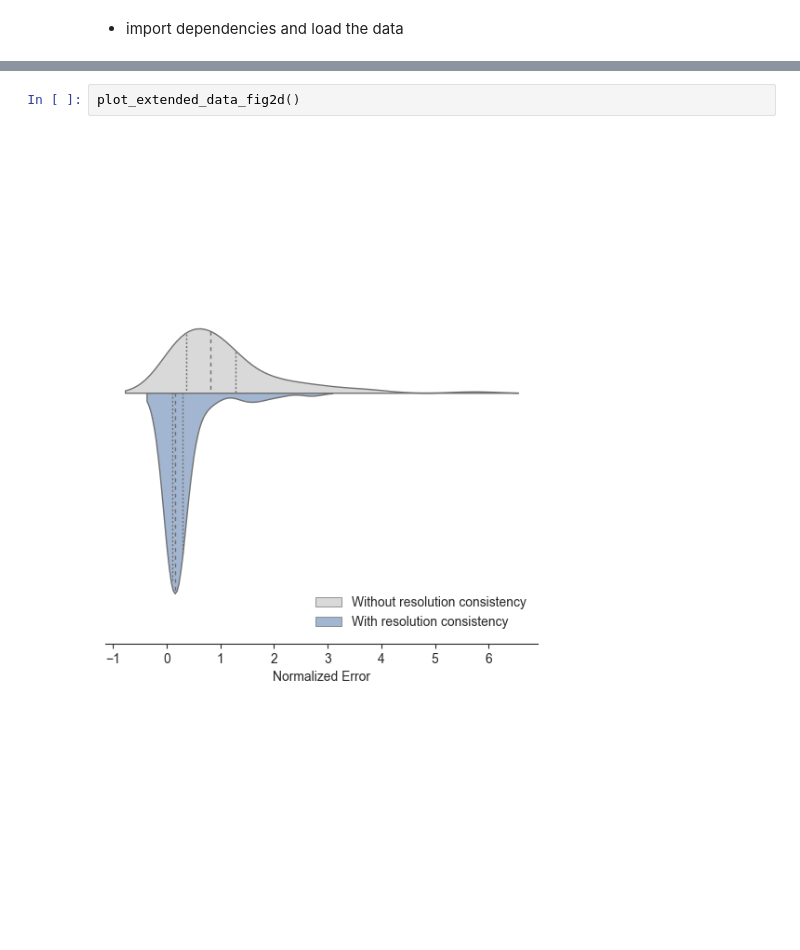
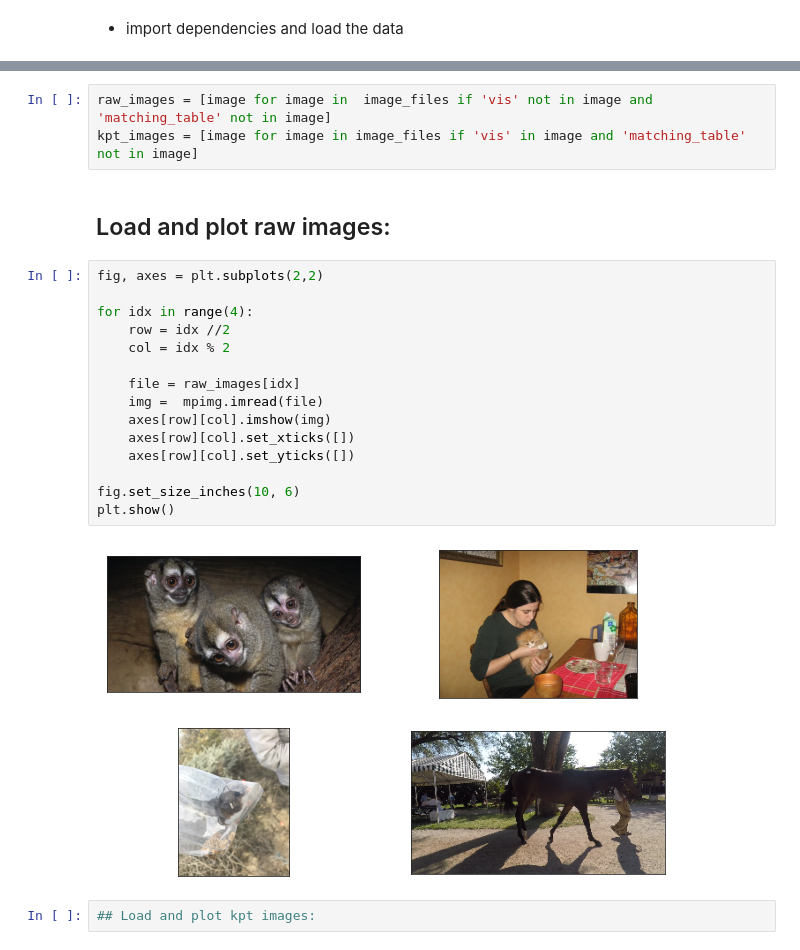
Before and after one commit to AdaptiveMotorControlLab/modelzoo-figures, a Jupyter notebook: figures/Extended_Figure2.ipynb, the cells around one changed output, grey strips where cells are left out. Cells and saved outputs as stored; diff of their text form; blank space fills up the shorter version.

Commit message:
Shaokai/new extended data2 (#15)
* Renamed folders. Updated skeleton plots for quadruped iid and ap-10k
* updated extended data 2

```diff
--- a/figures/Extended_Figure2.ipynb
+++ b/figures/Extended_Figure2.ipynb
@@ -76,4 +31,24 @@ def plot_extended_data_fig2d():
 # %%
-plot_extended_data_fig2d()
+raw_images = [image for image in  image_files if 'vis' not in image and 'matching_table' not in image]
+kpt_images = [image for image in image_files if 'vis' in image and 'matching_table' not in image]
-# %% [output]
-[figure, removed]
+# %% [markdown]
+## Load and plot raw images:
+# %%
+fig, axes = plt.subplots(2,2)
+
+for idx in range(4):
+    row = idx //2
+    col = idx % 2
+
+    file = raw_images[idx]
+    img =  mpimg.imread(file)
+    axes[row][col].imshow(img)
+    axes[row][col].set_xticks([])
+    axes[row][col].set_yticks([])
+
+fig.set_size_inches(10, 6)
+plt.show()
+# %% [output]
+[figure, added]
+# %%
+## Load and plot kpt images:
```
Also changed, not shown: parts of 7 cells of this notebook, 10 other files.
